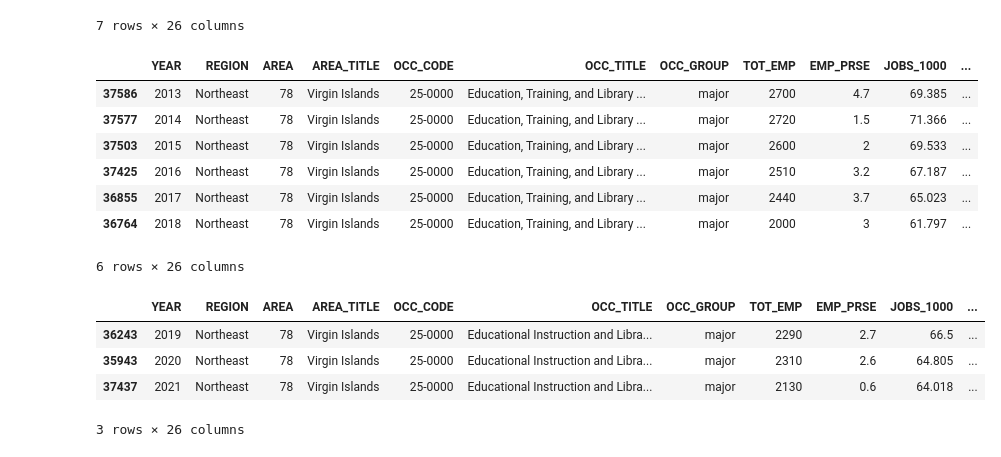
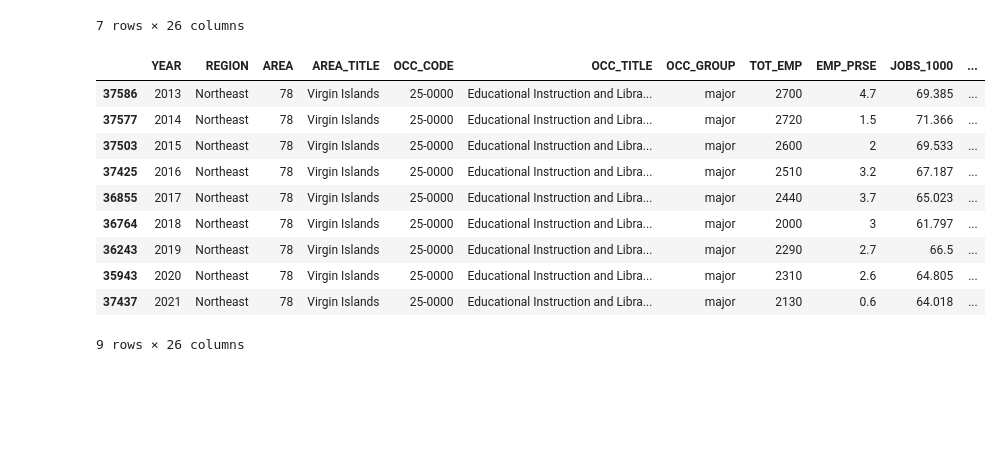
Before and after one commit to goatgirl86/ACT_Future_Home, a Jupyter notebook: Occupational_Employment/Occupational_Empolyment_sta.ipynb, the cells around one changed output. Cells and saved outputs as stored; diff of their text form; code cells hidden in the pictures; blank space fills up the shorter version.

Commit message:
revised the jupyter notebook file in Occupational_Employment folder

```diff
--- a/Occupational_Employment/Occupational_Empolyment_sta.ipynb
+++ b/Occupational_Employment/Occupational_Empolyment_sta.ipynb
@@ -158,6 +158,8 @@ final_occ_emp_df
 | 37555 | 2021 | Northeast | 78 | Virgin Islands | 51-0000 | Production Occupations | major | 830 | 13.4 | 24.839 | ... |
 | 37564 | 2021 | Northeast | 78 | Virgin Islands | 53-0000 | Transportation and Material Movin... | major | 2470 | 5 | 74.241 | ... |
 11873 rows × 26 columns
+# %%
+final_occ_emp_df['OCC_TITLE'] = final_occ_emp_df['OCC_TITLE'].replace('Education, Training, and Library Occupations', 'Educational Instruction and Library Occupations')
 # %%
 final_occ_emp_df.to_csv('occupational_employment_wage(state).csv', index=False)
 # %%
@@ -235,28 +237,18 @@ final_occ_emp_df.loc[(final_occ_emp_df['AREA_TITLE'] == 'Virgin Islands') & (fin
 | 37529 | 2021 | Northeast | 78 | Virgin Islands | 45-0000 | Farming, Fishing, and Forestry Oc... | major | 30 | 12.2 | 1.052 | ... |
 7 rows × 26 columns
 # %%
-final_occ_emp_df.loc[(final_occ_emp_df['AREA_TITLE'] == 'Virgin Islands') & (final_occ_emp_df['OCC_TITLE'] == 'Education, Training, and Library Occupations')]
+final_occ_emp_df.loc[(final_occ_emp_df['AREA_TITLE'] == 'Virgin Islands') & (final_occ_emp_df['OCC_TITLE'] == 'Educational Instruction and Library Occupations')]
 
-# missing 2012 AREA_TITLE: Virgin Islands, OCC_TITLE: Education, Training, and Library Occupations Occupations row
-# missing 2019 AREA_TITLE: Virgin Islands, OCC_TITLE: Education, Training, and Library Occupations Occupations row
-# missing 2020 AREA_TITLE: Virgin Islands, OCC_TITLE: Education, Training, and Library Occupations Occupations row
-# missing 2021 AREA_TITLE: Virgin Islands, OCC_TITLE: Education, Training, and Library Occupations Occupations row
+# missing 2012 AREA_TITLE: Virgin Islands, OCC_TITLE: Educational Instruction and Library Occupations row
 # %% [output]
 |  | YEAR | REGION | AREA | AREA_TITLE | OCC_CODE | OCC_TITLE | OCC_GROUP | TOT_EMP | EMP_PRSE | JOBS_1000 | ... |
-| 37586 | 2013 | Northeast | 78 | Virgin Islands | 25-0000 | Education, Training, and Library ... | major | 2700 | 4.7 | 69.385 | ... |
-| 37577 | 2014 | Northeast | 78 | Virgin Islands | 25-0000 | Education, Training, and Library ... | major | 2720 | 1.5 | 71.366 | ... |
-| 37503 | 2015 | Northeast | 78 | Virgin Islands | 25-0000 | Education, Training, and Library ... | major | 2600 | 2 | 69.533 | ... |
-| 37425 | 2016 | Northeast | 78 | Virgin Islands | 25-0000 | Education, Training, and Library ... | major | 2510 | 3.2 | 67.187 | ... |
-| 36855 | 2017 | Northeast | 78 | Virgin Islands | 25-0000 | Education, Training, and Library ... | major | 2440 | 3.7 | 65.023 | ... |
-| 36764 | 2018 | Northeast | 78 | Virgin Islands | 25-0000 | Education, Training, and Library ... | major | 2000 | 3 | 61.797 | ... |
+| 37586 | 2013 | Northeast | 78 | Virgin Islands | 25-0000 | Educational Instruction and Libra... | major | 2700 | 4.7 | 69.385 | ... |
+| 37577 | 2014 | Northeast | 78 | Virgin Islands | 25-0000 | Educational Instruction and Libra... | major | 2720 | 1.5 | 71.366 | ... |
+| 37503 | 2015 | Northeast | 78 | Virgin Islands | 25-0000 | Educational Instruction and Libra... | major | 2600 | 2 | 69.533 | ... |
+| 37425 | 2016 | Northeast | 78 | Virgin Islands | 25-0000 | Educational Instruction and Libra... | major | 2510 | 3.2 | 67.187 | ... |
+| 36855 | 2017 | Northeast | 78 | Virgin Islands | 25-0000 | Educational Instruction and Libra... | major | 2440 | 3.7 | 65.023 | ... |
+| 36764 | 2018 | Northeast | 78 | Virgin Islands | 25-0000 | Educational Instruction and Libra... | major | 2000 | 3 | 61.797 | ... |
+| 36243 | 2019 | Northeast | 78 | Virgin Islands | 25-0000 | Educational Instruction and Libra... | major | 2290 | 2.7 | 66.5 | ... |
+| 35943 | 2020 | Northeast | 78 | Virgin Islands | 25-0000 | Educational Instruction and Libra... | major | 2310 | 2.6 | 64.805 | ... |
+| 37437 | 2021 | Northeast | 78 | Virgin Islands | 25-0000 | Educational Instruction and Libra... | major | 2130 | 0.6 | 64.018 | ... |
-6 rows × 26 columns
+9 rows × 26 columns
-# %%
-final_occ_emp_df.loc[(final_occ_emp_df['AREA_TITLE'] == 'Virgin Islands') & (final_occ_emp_df['OCC_TITLE'] == 'Educational Instruction and Library Occupations')]
-
-# missing 2013 - 2018 AREA_TITLE: Virgin Islands, OCC_TITLE: Educational Instruction and Library Occupations row2
-# %% [output]
-|  | YEAR | REGION | AREA | AREA_TITLE | OCC_CODE | OCC_TITLE | OCC_GROUP | TOT_EMP | EMP_PRSE | JOBS_1000 | ... |
-| 36243 | 2019 | Northeast | 78 | Virgin Islands | 25-0000 | Educational Instruction and Libra... | major | 2290 | 2.7 | 66.5 | ... |
-| 35943 | 2020 | Northeast | 78 | Virgin Islands | 25-0000 | Educational Instruction and Libra... | major | 2310 | 2.6 | 64.805 | ... |
-| 37437 | 2021 | Northeast | 78 | Virgin Islands | 25-0000 | Educational Instruction and Libra... | major | 2130 | 0.6 | 64.018 | ... |
-3 rows × 26 columns
```
Also changed, not shown: parts of 2 cells of this notebook, 1 other file.
